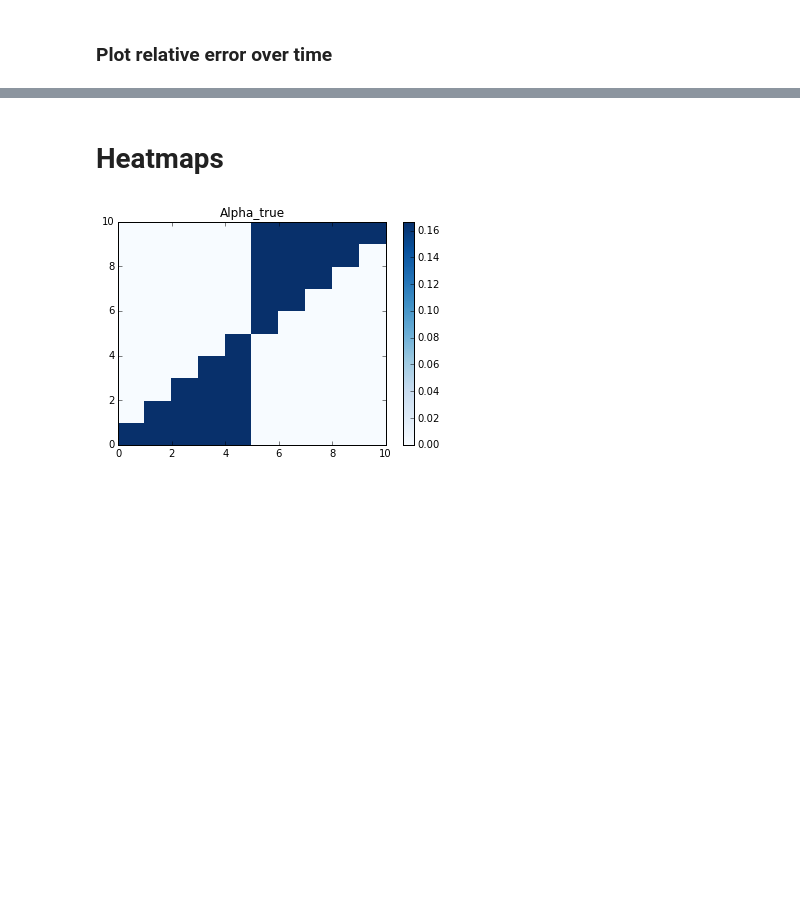
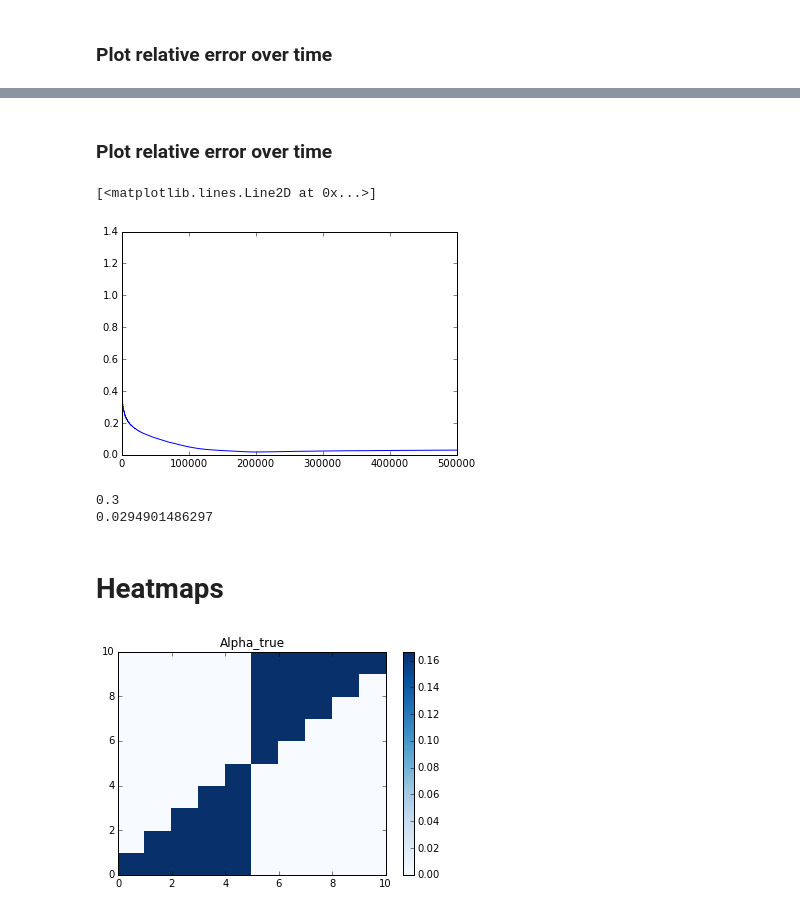
Before and after one commit to achab/nphc, a Jupyter notebook: notebooks/nonsym_full_pb.ipynb, the cells around one changed output, grey strips where cells are left out. Cells and saved outputs as stored; diff of their text form; code cells hidden in the pictures; blank space fills up the shorter version.

```diff
--- a/notebooks/nonsym_full_pb.ipynb
+++ b/notebooks/nonsym_full_pb.ipynb
@@ -117,3 +151,16 @@ print(rel_err(R_true,R_nag))
+# %% [markdown]
+### Plot relative error over time
+# %%
+plt.plot(adagrad_inspector.err)
+# %% [output]
+[<matplotlib.lines.Line2D at 0x...>]
+[figure, added]
+# %%
+print(rel_err(R_true,np.zeros((d,d))))
+print(rel_err(R_true,R_adagrad))
+# %% [output]
+0.3
+0.0294901486297
 # %% [markdown]
 # Heatmaps
 # %%
```
Also changed, not shown: parts of 17 cells of this notebook, 1 other file.
